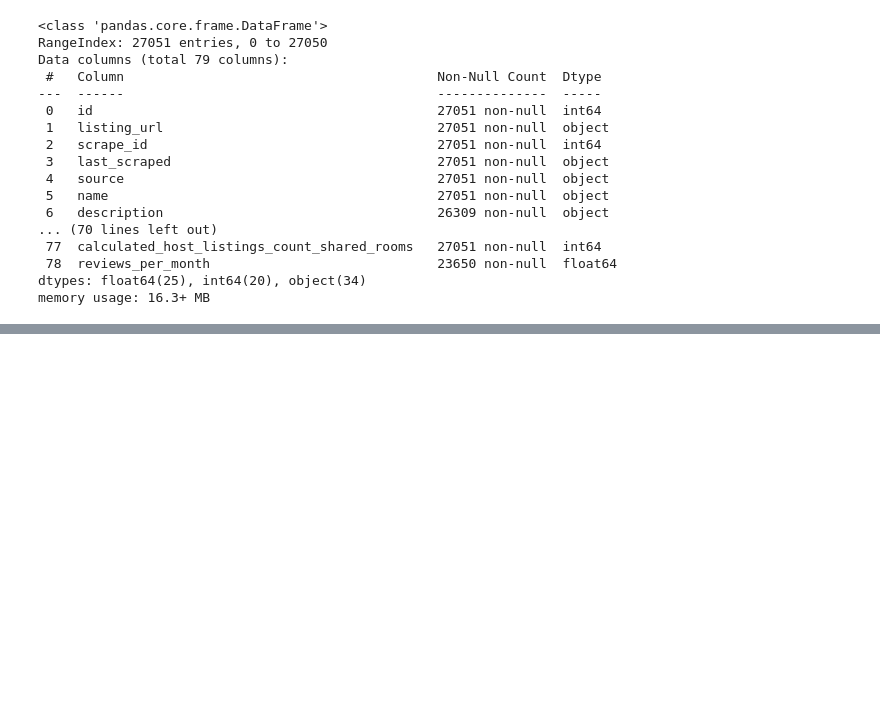
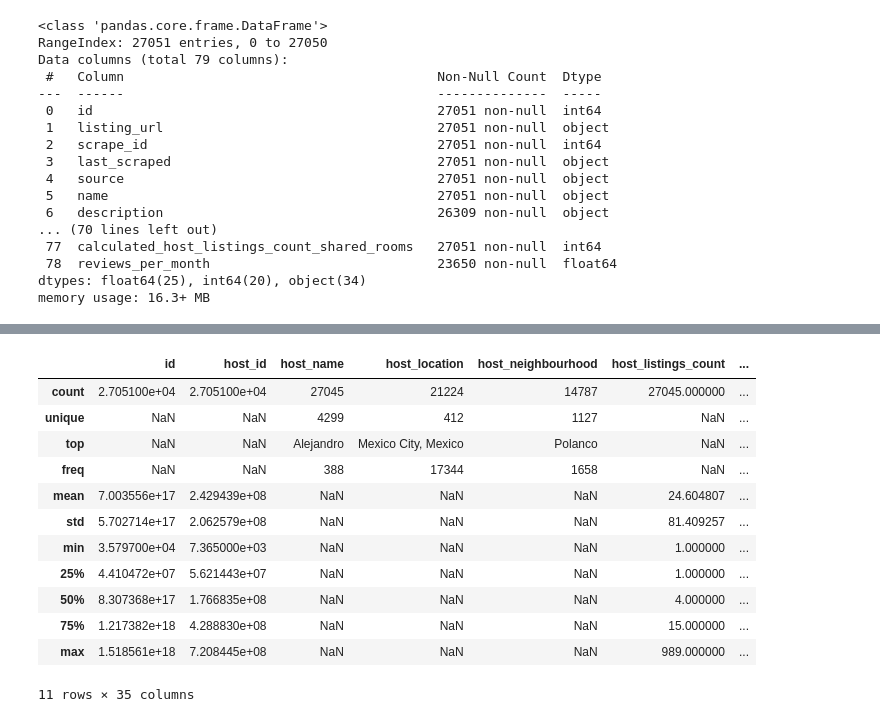
Before and after one commit to EdgarHTT/Airbnb_CDMX_EDA, a Jupyter notebook: Airbnb_CDMX_EDA.ipynb, the cells around one changed output, grey strips where cells are left out. Cells and saved outputs as stored; diff of their text form; code cells hidden in the pictures; blank space fills up the shorter version.

```diff
--- a/Airbnb_CDMX_EDA.ipynb
+++ b/Airbnb_CDMX_EDA.ipynb
@@ -136,0 +173,16 @@ listings.head(5)
+# %%
+listings.describe(include="all")
+# %% [output]
+|  | id | host_id | host_name | host_location | host_neighbourhood | host_listings_count | ... |
+| count | 2.705100e+04 | 2.705100e+04 | 27045 | 21224 | 14787 | 27045.000000 | ... |
+| unique | NaN | NaN | 4299 | 412 | 1127 | NaN | ... |
+| top | NaN | NaN | Alejandro | Mexico City, Mexico | Polanco | NaN | ... |
+| freq | NaN | NaN | 388 | 17344 | 1658 | NaN | ... |
+| mean | 7.003556e+17 | 2.429439e+08 | NaN | NaN | NaN | 24.604807 | ... |
+| std | 5.702714e+17 | 2.062579e+08 | NaN | NaN | NaN | 81.409257 | ... |
+| min | 3.579700e+04 | 7.365000e+03 | NaN | NaN | NaN | 1.000000 | ... |
+| 25% | 4.410472e+07 | 5.621443e+07 | NaN | NaN | NaN | 1.000000 | ... |
+| 50% | 8.307368e+17 | 1.766835e+08 | NaN | NaN | NaN | 4.000000 | ... |
+| 75% | 1.217382e+18 | 4.288830e+08 | NaN | NaN | NaN | 15.000000 | ... |
+| max | 1.518561e+18 | 7.208445e+08 | NaN | NaN | NaN | 989.000000 | ... |
+11 rows × 35 columns
```
Also changed, not shown: parts of 27 cells of this notebook, 3 other files.
